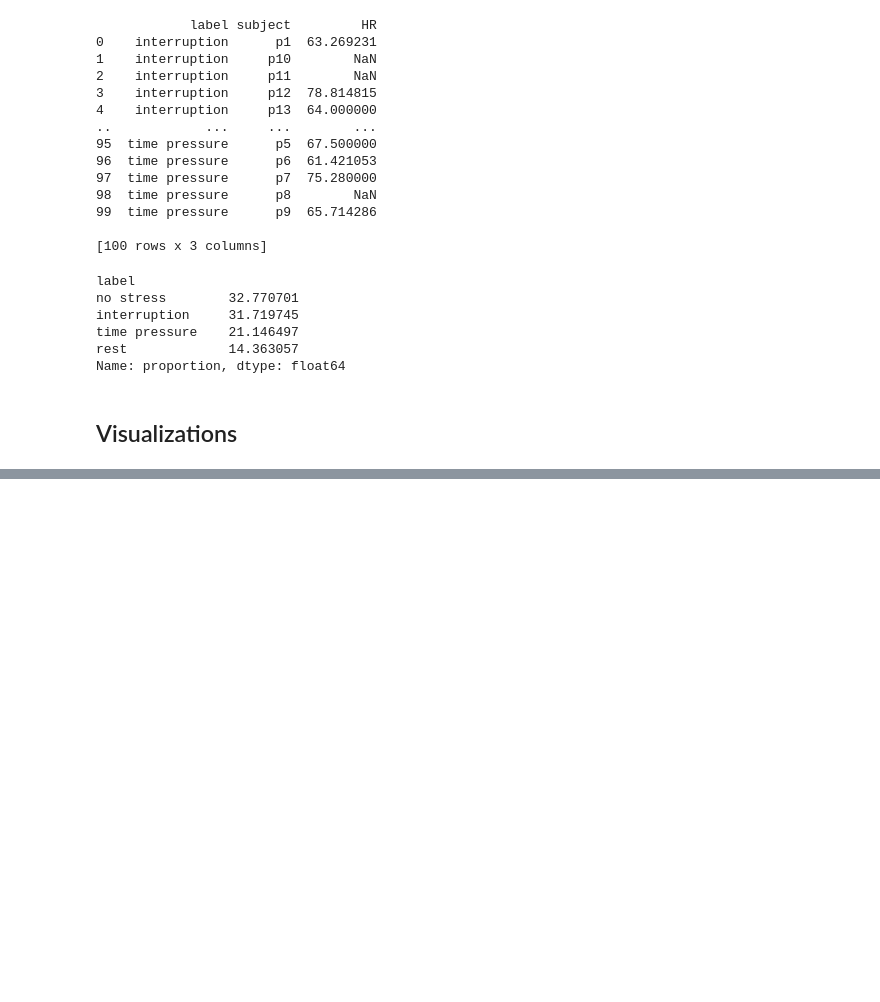
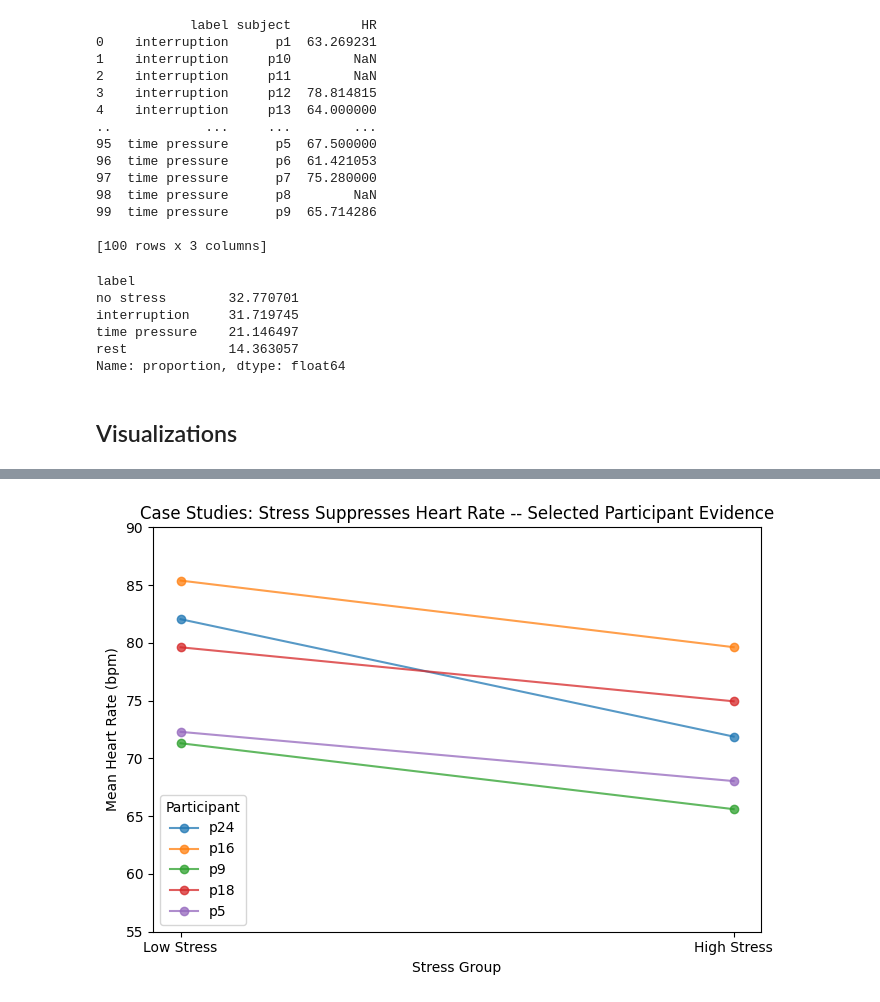
Before and after one commit to cmparent/w26-si568-project3, a Jupyter notebook: milestone_4.ipynb, the cells around one changed output, grey strips where cells are left out. Drawn from its saved outputs; the diff is of its cells as text; code cells hidden in the pictures; blank space fills up the shorter version.

```diff
--- a/milestone_4.ipynb
+++ b/milestone_4.ipynb
@@ -362,0 +217,34 @@ Passing `palette` without assigning `hue` is deprecated and will be removed in v
+# %%
+# Add two-group column
+subj_label_hr = heart_rate_data_all.groupby(["subject", "label"])["HR"].mean().reset_index()
+subj_label_hr["stress_group"] = subj_label_hr["label"].map({
+    "rest": "Low Stress",
+    "no stress": "Low Stress",
+    "time pressure": "High Stress",
+    "interruption": "High Stress"
+})
+
+# Per-subject mean HR per group
+subj_group_hr = subj_label_hr.groupby(["subject", "stress_group"])["HR"].mean().reset_index()
+pivot = subj_group_hr.pivot(index="subject", columns="stress_group", values="HR").dropna()
+
+# BIAS: cherry-pick the 5 subjects with the biggest HR drop from Low to High Stress
+pivot["hr_drop"] = pivot["Low Stress"] - pivot["High Stress"]
+top_subjects = pivot.nlargest(5, "hr_drop").index.tolist()
+pivot_top = pivot.loc[top_subjects]
+
+plt.figure(figsize=(7, 5))
+for subj, row in pivot_top.iterrows():
+    plt.plot(["Low Stress", "High Stress"], [row["Low Stress"], row["High Stress"]],
+             marker="o", alpha=0.75, label=subj)
+
+# BIAS: truncated Y-axis exaggerates the visual slope
+plt.ylim(55, 90)
+plt.title("Case Studies: Stress Suppresses Heart Rate -- Selected Participant Evidence")
+plt.xlabel("Stress Group")
+plt.ylabel("Mean Heart Rate (bpm)")
+plt.legend(title="Participant")
+plt.tight_layout()
+plt.show()
+# %% [output]
+[figure, added]
```
Also changed, not shown: parts of 27 cells of this notebook, 5 other files.
